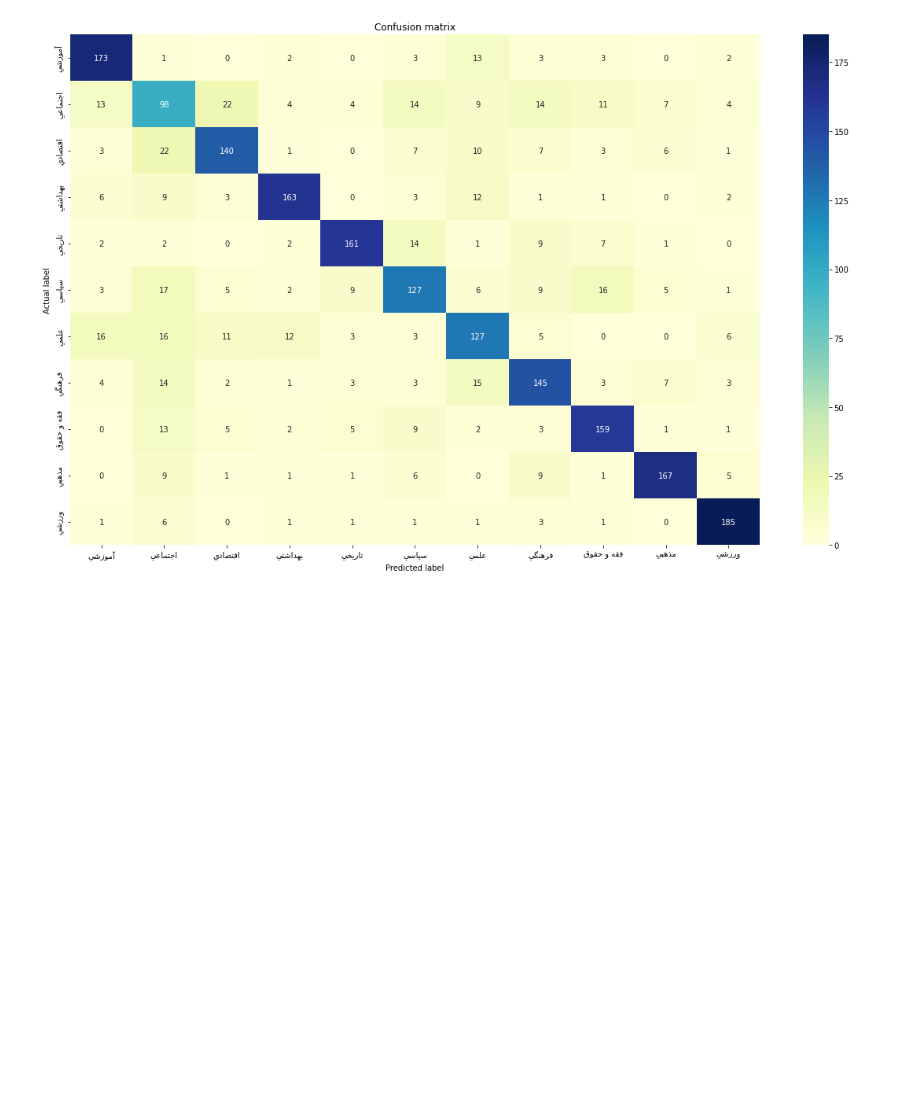
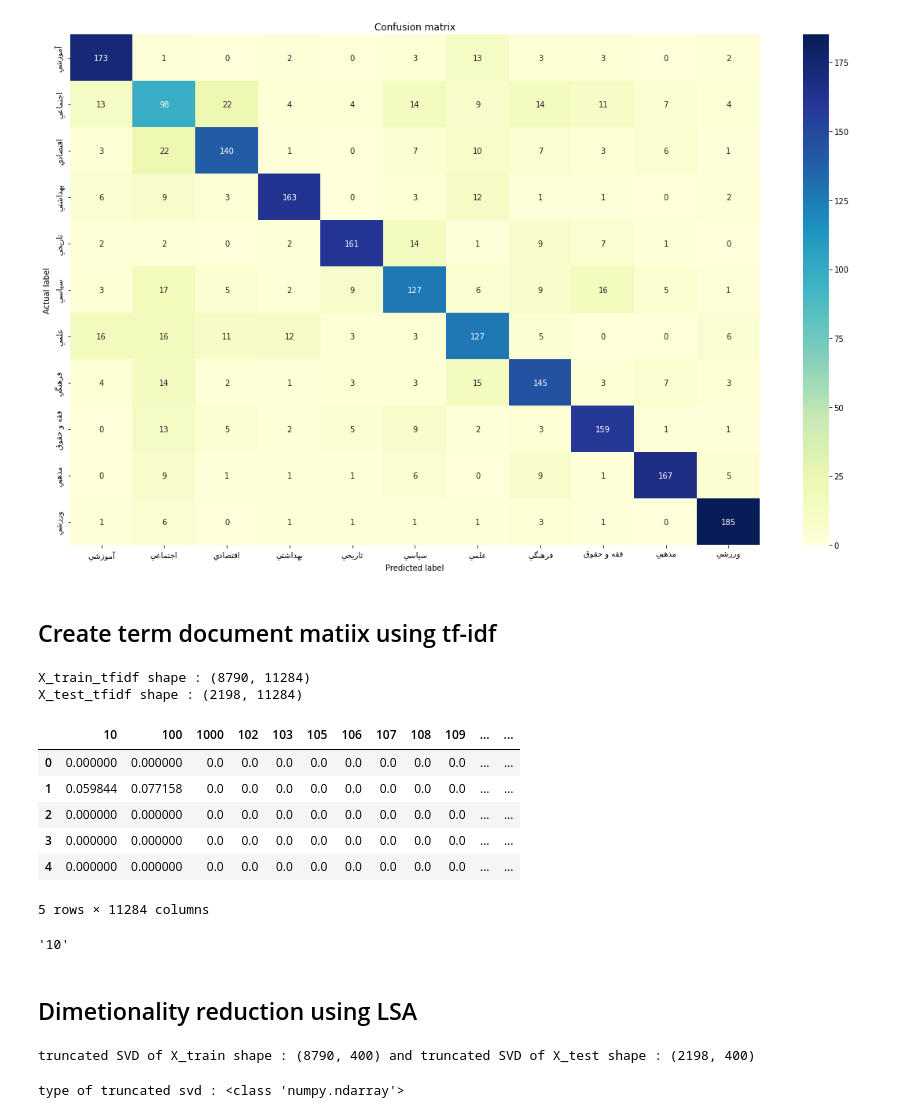
Before and after one commit to ZahraDehghani99/Natural-Language-Processing, a Jupyter notebook: HW4/document_categorization.ipynb, the cells around one changed output. Cells and saved outputs as stored; diff of their text form; code cells hidden in the pictures; blank space fills up the shorter version.

```diff
--- a/HW4/document_categorization.ipynb
+++ b/HW4/document_categorization.ipynb
@@ -635,3 +635,34 @@ weighted avg       0.75      0.75      0.75      2198
 confusion_matrix(y_test, y_pred_test)
 # %% [output]
 [figure]
+# %% [markdown]
+## Create term document matiix using tf-idf
+# %%
+from sklearn.feature_extraction.text import TfidfVectorizer
+
+tf = TfidfVectorizer(stop_words=stopwords, min_df=10)
+X_train_tfidf = tf.fit_transform(X_train['Body'])
+X_test_tfidf = tf.transform(X_test['Body'])
+
+print(f'X_train_tfidf shape : {X_train_tfidf.shape}')
+print(f'X_test_tfidf shape : {X_test_tfidf.shape}')
+# %% [output]
+X_train_tfidf shape : (8790, 11284)
+X_test_tfidf shape : (2198, 11284)
+# %%
+tfidf = pd.DataFrame(X_train_tfidf.toarray(), columns=tf.get_feature_names())
+tfidf.head()
+# %% [output]
+|  | 10 | 100 | 1000 | 102 | 103 | 105 | 106 | 107 | 108 | 109 | ... | ... |
+| 0 | 0.000000 | 0.000000 | 0.0 | 0.0 | 0.0 | 0.0 | 0.0 | 0.0 | 0.0 | 0.0 | ... | ... |
+| 1 | 0.059844 | 0.077158 | 0.0 | 0.0 | 0.0 | 0.0 | 0.0 | 0.0 | 0.0 | 0.0 | ... | ... |
+| 2 | 0.000000 | 0.000000 | 0.0 | 0.0 | 0.0 | 0.0 | 0.0 | 0.0 | 0.0 | 0.0 | ... | ... |
+| 3 | 0.000000 | 0.000000 | 0.0 | 0.0 | 0.0 | 0.0 | 0.0 | 0.0 | 0.0 | 0.0 | ... | ... |
+| 4 | 0.000000 | 0.000000 | 0.0 | 0.0 | 0.0 | 0.0 | 0.0 | 0.0 | 0.0 | 0.0 | ... | ... |
+5 rows × 11284 columns
+# %%
+tfidf.columns[0]
+# %% [output]
+'10'
+# %% [markdown]
+## Dimetionality reduction using LSA
@@ -637,0 +675,8 @@ confusion_matrix(y_test, y_pred_test)
+# %%
+print(f'truncated SVD of X_train shape : {tsvd_train.shape} and truncated SVD of X_test shape : {tsvd_test.shape}')
+# %% [output]
+truncated SVD of X_train shape : (8790, 400) and truncated SVD of X_test shape : (2198, 400)
+# %%
+print(f'type of truncated svd : {type(tsvd_train)}')
+# %% [output]
+type of truncated svd : <class 'numpy.ndarray'>
```
Also changed, not shown: parts of 20 cells of this notebook.
